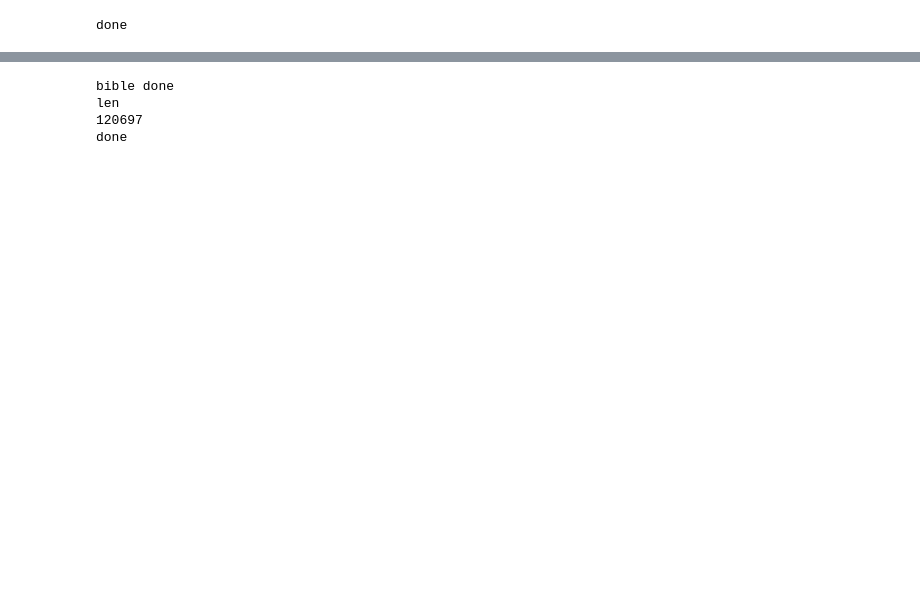
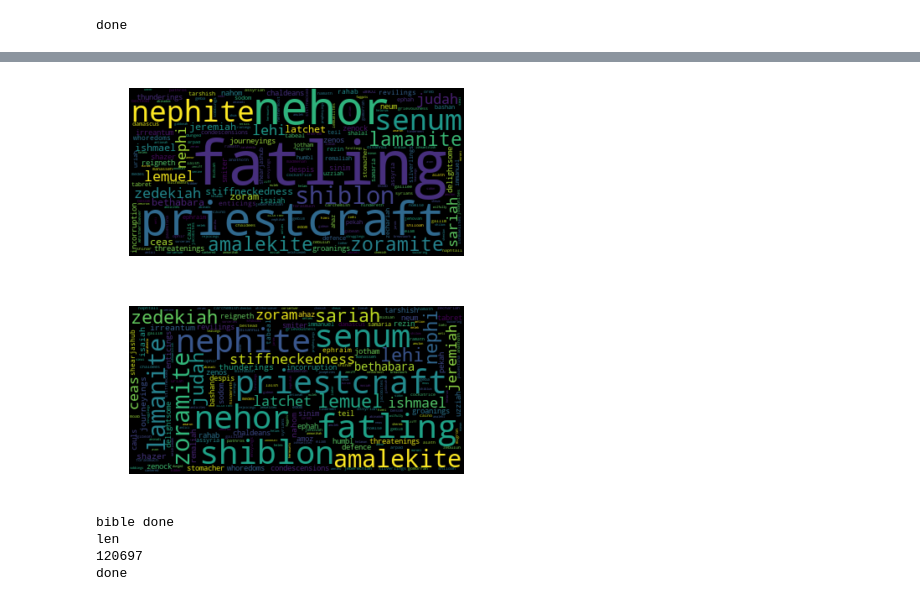
Before and after one commit to ALMerrill/ScripturalTextAnalysis, a Jupyter notebook: ScripturalAnalysis.ipynb, the cells around one changed output, grey strips where cells are left out. Drawn from its saved outputs; the diff is of its cells as text; code cells hidden in the pictures; blank space fills up the shorter version.

```diff
--- a/ScripturalAnalysis.ipynb
+++ b/ScripturalAnalysis.ipynb
@@ -209,8 +234,18 @@ for key in BoM.keys():
         for verse in range(1,len(BoM[key][chapter])):
             for word in range(1,len(BoM[key][chapter][verse])):
                 cur_word = BoM[key][chapter][verse][word]
-                if type(vec_BoM[key][chapter][verse][word]) == type('str'):
-                    print(vec_BoM[key][chapter][verse][word])
+                if cur_word in unknown_words:
+                    if vec_BoM[key][chapter][verse][word][0] == 0 and vec_BoM[key][chapter][verse][word][1] == 0:
+                        print(vec_BoM[key][chapter][verse][word])
+                        print(BoM[key][chapter][verse][word])
+
+#                     if model[cur_word][0] != vec_BoM[key][chapter][verse][word][0]:
+#                         print(key + str(chapter) + str(verse) + cur_word)
 print('done')
+
+# print(vec_BoM['1 Nephi'][14][2][0])
+# print(vec_BoM['1 Nephi'][14][2][1])
+# print(vec_BoM['1 Nephi'][14][2][2])
+# print(model['and'])
 # %% [output]
 done
@@ -217 +278,47 @@ done
+# %%
+import matplotlib.pyplot as plt
+
+unknown_map = {}
+for key in BoM.keys():
+    for chapter in range(len(BoM[key])):
+        for verse in BoM[key][chapter]:
+            for word in verse:
+                if word in unknown_words:
+                    if word in unknown_map.keys():
+                        unknown_map[word] += 1
+                    else:
+                        unknown_map[word] = 1
+
+from os import path
+from wordcloud import WordCloud
+
+# d = path.dirname(__file__)
+
+# Read the whole text.
+file = open('unknown_words.txt','w')
+for item in unknown_map.keys():
+    file.write("%s\n" % item)
+file.close()
+
+text = open('unknown_words.txt').read()
+
+# Generate a word cloud image
+wordcloud = WordCloud().generate(text)
+
+# Display the generated image:
+# the matplotlib way:
+import matplotlib.pyplot as plt
+plt.imshow(wordcloud, interpolation='bilinear')
+plt.axis("off")
+
+# lower max_font_size
+wordcloud = WordCloud(max_font_size=40).generate(text)
+plt.figure()
+plt.imshow(wordcloud, interpolation="bilinear")
+plt.axis("off")
+plt.show()
+plt.savefig("word_cloud.png", dpi=150)
+# %% [output]
+[figure, added]
+[figure, added]
 # %%
```
Also changed, not shown: parts of 11 cells of this notebook, 8 other files.
